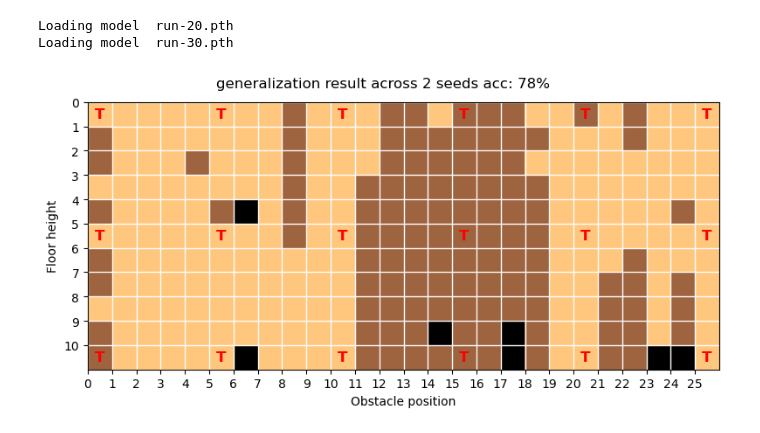
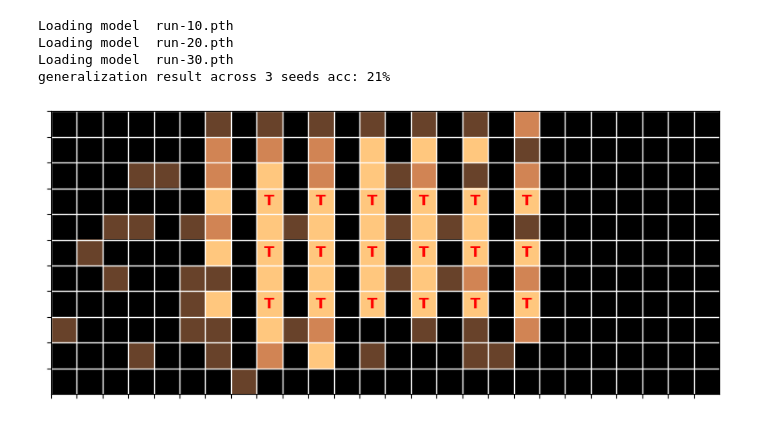
Before and after one commit to manusimidt/jku_master_thesis, a Jupyter notebook: jumping/visualize_configuration.ipynb, the cells around one changed output. Saved outputs shown, nothing was run; the diff lists cells and outputs as text; code cells hidden in the pictures.

Commit message:
Two obsacles jumping experiments

```diff
--- a/jumping/visualize_configuration.ipynb
+++ b/jumping/visualize_configuration.ipynb
@@ -31,6 +31,6 @@ plt.show()
 # %%
 render = False
-folder_name: str = './jumping/experiments/230808-093539/'
+folder_name: str = './jumping/experiments/PSE-FB-narrow-identity/'
 
 
 def play_episode(model: ActorNet, env: VanillaEnv)->bool:
@@ -61,33 +61,36 @@ for models_name in models_names:
 
     for obs_pos_idx in range(len(obstacle_pos)):
         for floor_height_idx in range(len(floor_height)):
             curr_obs_pos = obstacle_pos[obs_pos_idx]
             curr_floor_height = floor_height[floor_height_idx]
 
             # todo load the model and check performance for all configurations
             env = VanillaEnv([(curr_obs_pos, curr_floor_height),], rendering=render)
 
             model = ActorNet()
             ckp = torch.load(folder_name + models_name, map_location=torch.device('cpu'))
             model.load_state_dict(ckp['state_dict'])
             train_info = ckp['info']
 
 
 
             is_solved = play_episode(model, env)
 
             if is_solved:
                 grid[obs_pos_idx][floor_height_idx] += 1/len(models_names)
                 solved_counter += 1
             else:
                 failed_counter += 1
 
 acc = round(solved_counter * 100 / (solved_counter + failed_counter))
 fig = plot_evaluation_grid(np.fliplr(grid), map_conf_to_index(obstacle_pos, floor_height, train_info['conf']))
-fig.suptitle(f"generalization result across {len(models_names)} seeds acc: {acc}%")
-plt.savefig(folder_name + 'generalization.png')
+# fig.suptitle(f"generalization result across {len(models_names)} seeds acc: {acc}%")
+print(f"generalization result across {len(models_names)} seeds acc: {acc}%")
+plt.savefig(folder_name + 'generalization.svg')
 plt.show()
 # %% [output]
+Loading model  run-10.pth
 Loading model  run-20.pth
 Loading model  run-30.pth
+generalization result across 3 seeds acc: 21%
-[figure, old version]
+[figure, new version]
```
Also changed, not shown: parts of 3 cells of this notebook, 7 other files.
